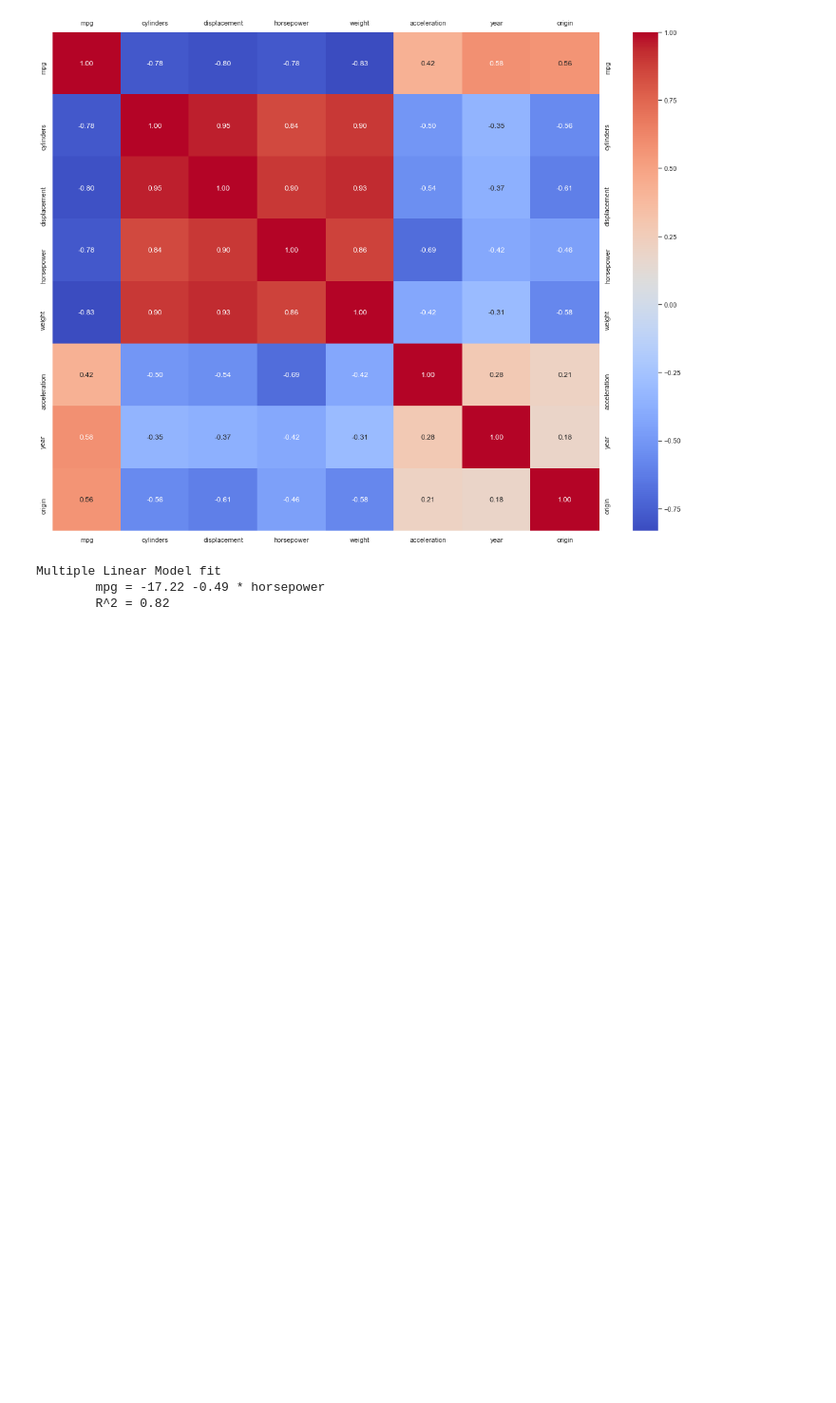
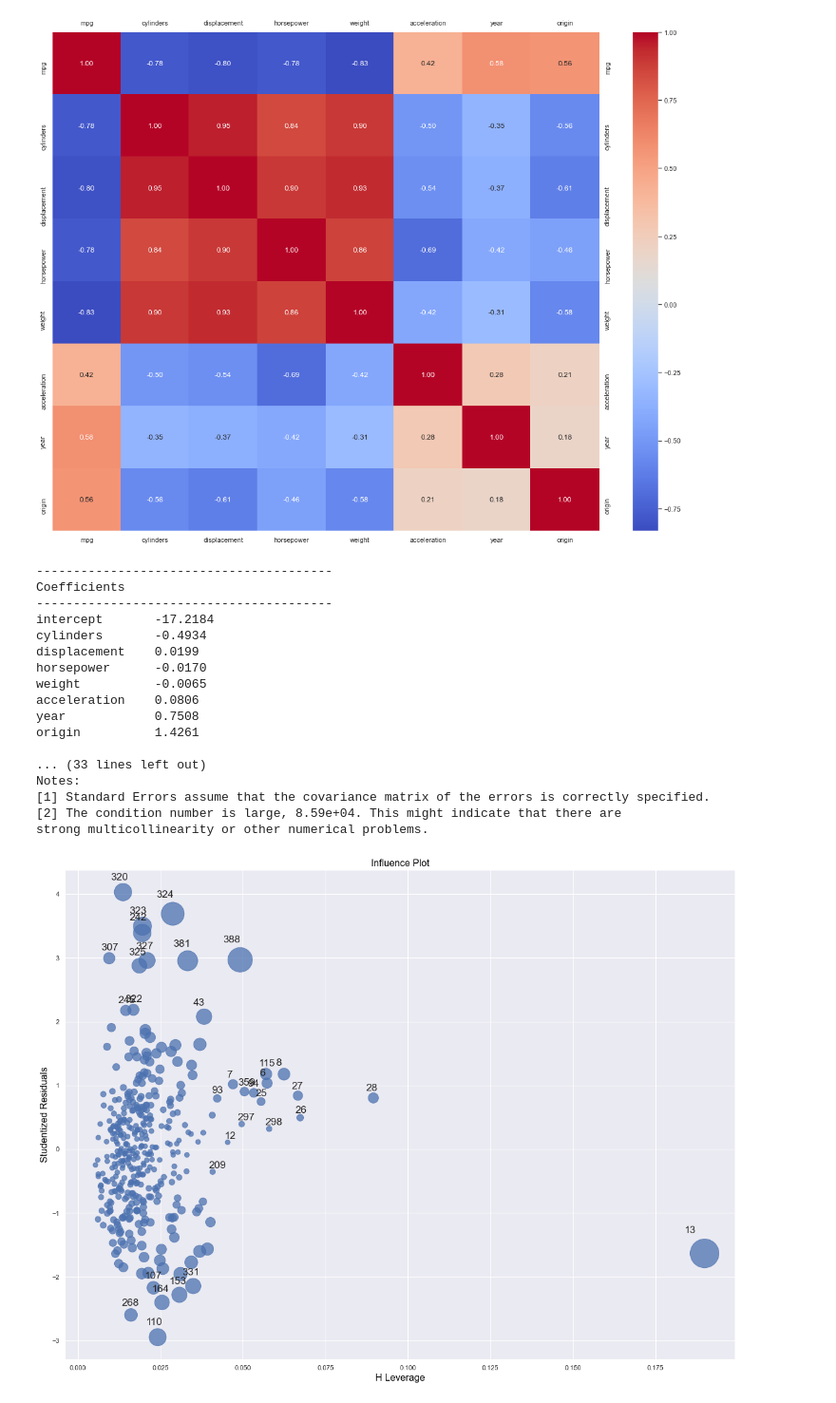
Before and after one commit to jmaestrerodriguez/ISL, a Jupyter notebook: exercises.ipynb, the cells around one changed output. Shown at 95% size. Drawn from its saved outputs; the diff is of its cells as text; code cells hidden in the pictures; blank space fills up the shorter version.

```diff
--- a/exercises.ipynb
+++ b/exercises.ipynb
@@ -169,25 +174,63 @@ fig_9b.tick_params(labelright=True, labeltop=True)
 # %%
 # MULTIPLE LINEAR REGRESSION
 
 # Set response and predictors.
 auto_df = auto_df.dropna()
 
 response = 'mpg'
 drop_cols = ['name', response]
 predictors = auto_df.drop(columns = drop_cols).columns
 
 X = auto_df[predictors].values.reshape(-1,len(predictors))
 y = auto_df[response].values.reshape(-1,1);
 
 # Fit
 multiple_linear_model_ex9 = LinearRegression().fit(X, y)
 
+# Results
 
-# Results
-print('Multiple Linear Model fit')
-print('\tmpg = {intercept:.2f} {slope:.2f} * horsepower'.format(intercept = multiple_linear_model_ex9.intercept_[0], slope = multiple_linear_model_ex9.coef_[0][0]))
-print('\tR^2 = {R_2:.2f}'.format(R_2 = multiple_linear_model_ex9.score(X,y)));
+def model_summary(model, predictors):
+    """
+    Prints a brief summary of the model.
+    """
+
+    def print_title(title):
+        print()
+        dash = '-' * 40
+        print(dash)
+        print(title)
+        print(dash)
+
+    print_title('Coefficients')
+    print('{p:<15} {coef:0.4f}'.format(p = 'intercept', coef = model.intercept_[0]))
+    for i, c in enumerate(model.coef_[0]):
+        print ('{p:<15} {coef:0.4f}'.format(p = predictors[i], coef = c))
+
+
+    print_title('Statistics')
+    print('R^2 = {R_2:.2f}'.format(R_2 = model.score(X,y)));
+
+model_summary(multiple_linear_model_ex9, predictors)
+
+multilinear_model = sm.OLS(y, sm.add_constant(X)).fit()
+sm.graphics.influence_plot(multilinear_model)
+print(est.summary())
 # %% [output]
-Multiple Linear Model fit
-        mpg = -17.22 -0.49 * horsepower
-        R^2 = 0.82
+----------------------------------------
+Coefficients
+----------------------------------------
+intercept       -17.2184
+cylinders       -0.4934
+displacement    0.0199
+horsepower      -0.0170
+weight          -0.0065
+acceleration    0.0806
+year            0.7508
+origin          1.4261
+
+... (33 lines left out)
+Notes:
+[1] Standard Errors assume that the covariance matrix of the errors is correctly specified.
+[2] The condition number is large, 8.59e+04. This might indicate that there are
+strong multicollinearity or other numerical problems.
+[figure, added]
```
Also changed, not shown: parts of 4 cells of this notebook.
